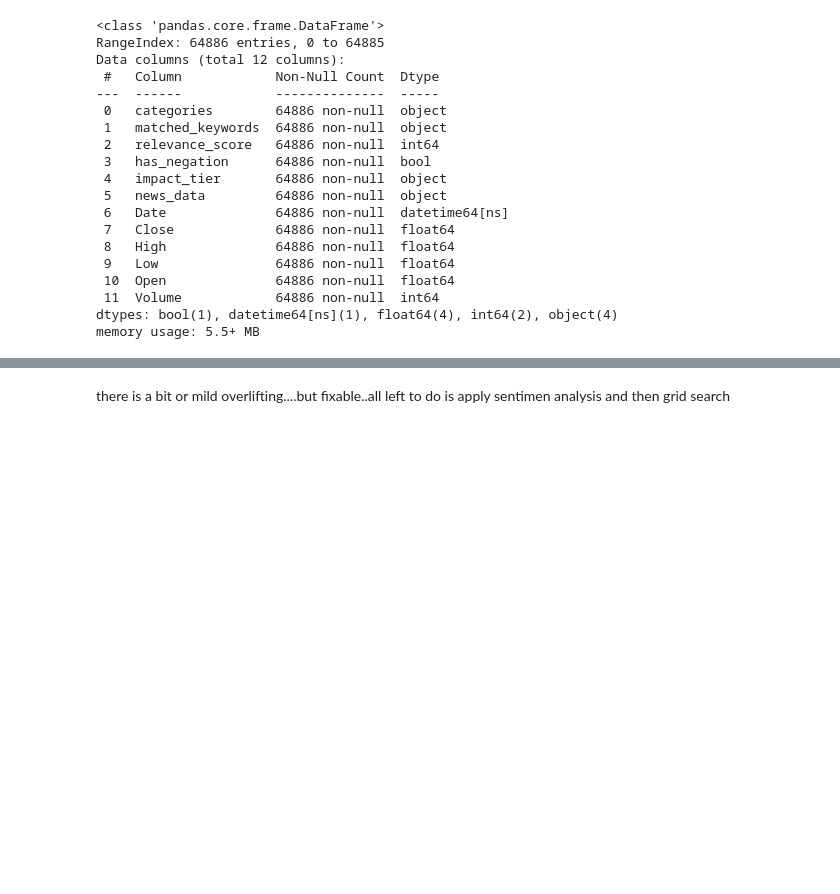
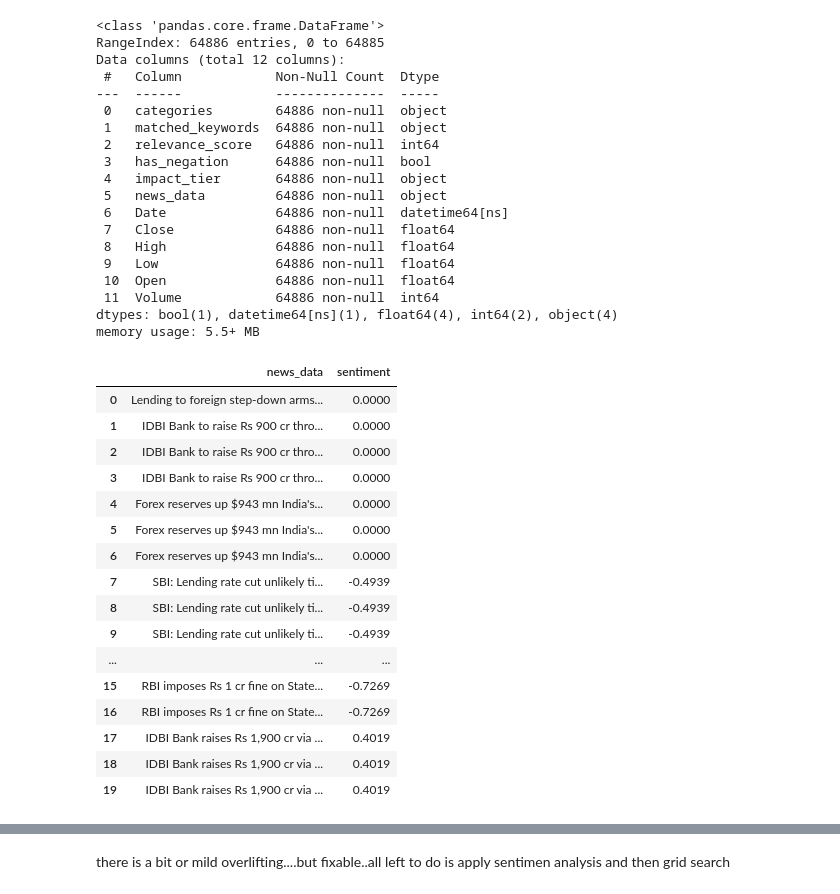
Before and after one commit to AmitabhDey-byte/AmitabhDey-byte, a Jupyter notebook: Stock_Prediction.ipynb, the cells around one changed output, grey strips where cells are left out. Drawn from its saved outputs; the diff is of its cells as text; code cells hidden in the pictures; blank space fills up the shorter version.

Commit message:
added sentiment analysis with vader...checked once again...there was a bit overlifting before..but adding sentiment analysis ..it reduced just a bit

```diff
--- a/Stock_Prediction.ipynb
+++ b/Stock_Prediction.ipynb
@@ -170,6 +170,34 @@ Data columns (total 12 columns):
  11  Volume            64886 non-null  int64
 dtypes: bool(1), datetime64[ns](1), float64(4), int64(2), object(4)
 memory usage: 5.5+ MB
+# %%
+from vaderSentiment.vaderSentiment import SentimentIntensityAnalyzer
+
+analyzer = SentimentIntensityAnalyzer()
+# %%
+df3['sentiment'] = df3['news_data'].apply(
+    lambda x: analyzer.polarity_scores(str(x))['compound']
+)
+# %%
+df3[['news_data', 'sentiment']].head(20)
+# %% [output]
+|  | news_data | sentiment |
+| 0 | Lending to foreign step-down arms... | 0.0000 |
+| 1 | IDBI Bank to raise Rs 900 cr thro... | 0.0000 |
+| 2 | IDBI Bank to raise Rs 900 cr thro... | 0.0000 |
+| 3 | IDBI Bank to raise Rs 900 cr thro... | 0.0000 |
+| 4 | Forex reserves up $943 mn India's... | 0.0000 |
+| 5 | Forex reserves up $943 mn India's... | 0.0000 |
+| 6 | Forex reserves up $943 mn India's... | 0.0000 |
+| 7 | SBI: Lending rate cut unlikely ti... | -0.4939 |
+| 8 | SBI: Lending rate cut unlikely ti... | -0.4939 |
+| 9 | SBI: Lending rate cut unlikely ti... | -0.4939 |
+| ... | ... | ... |
+| 15 | RBI imposes Rs 1 cr fine on State... | -0.7269 |
+| 16 | RBI imposes Rs 1 cr fine on State... | -0.7269 |
+| 17 | IDBI Bank raises Rs 1,900 cr via ... | 0.4019 |
+| 18 | IDBI Bank raises Rs 1,900 cr via ... | 0.4019 |
+| 19 | IDBI Bank raises Rs 1,900 cr via ... | 0.4019 |
 # %%
 # 5 columns removed which were unnecessary to remove noise
 # %%
```
Also changed, not shown: parts of 3 cells of this notebook.
